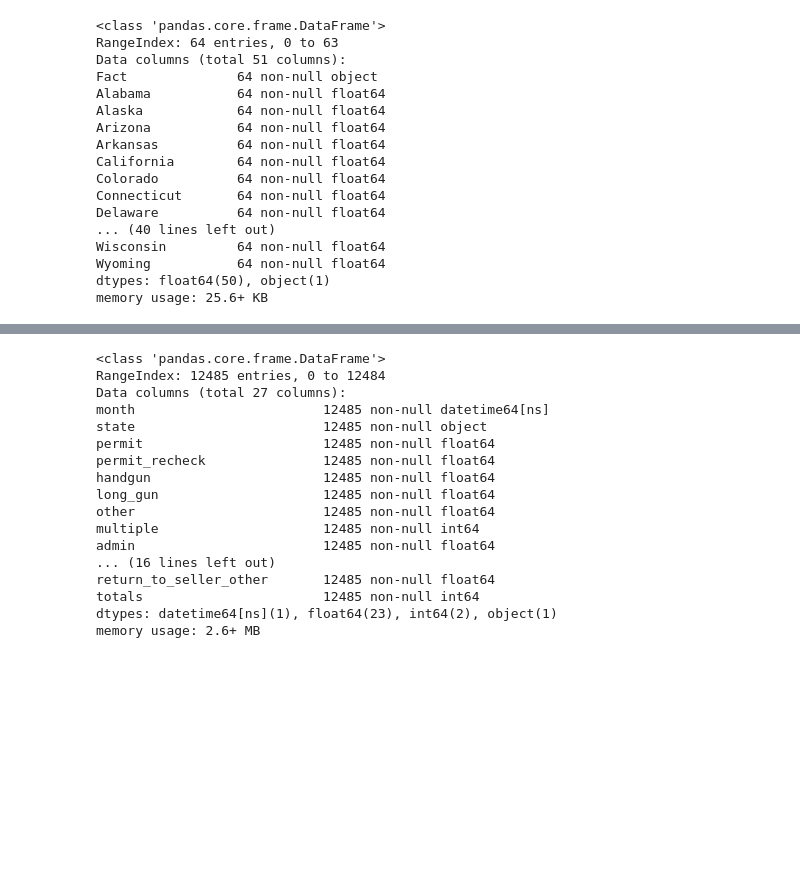
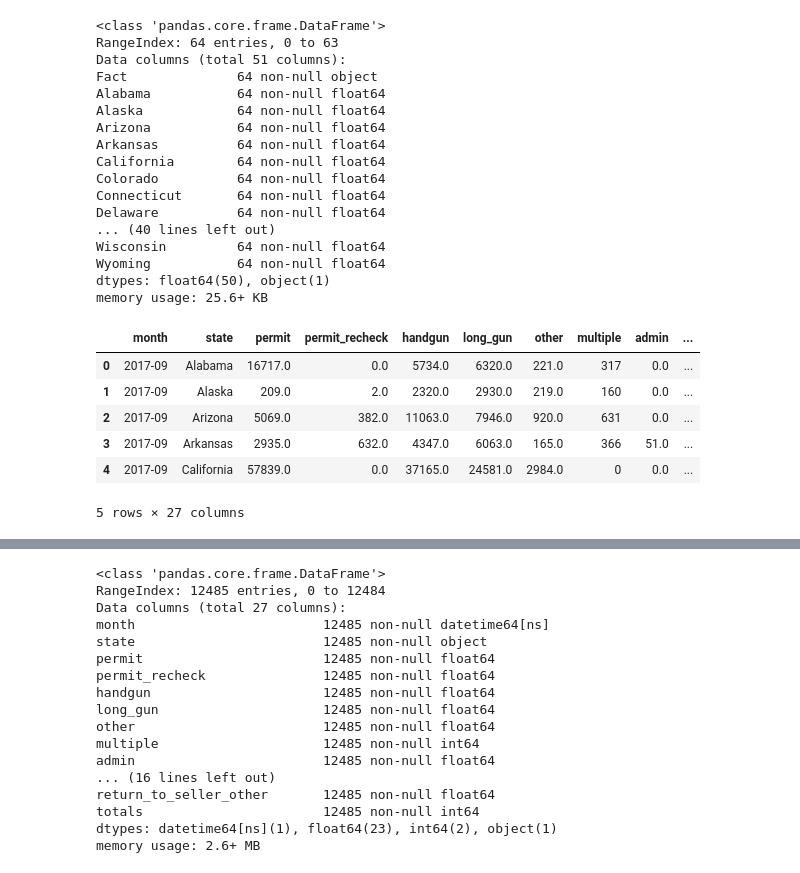
Before and after one commit to siuyik11/fbi_firearm_data_analysis, a Jupyter notebook: fbi_gun_data_analysis.ipynb, the cells around one changed output, grey strips where cells are left out. Saved outputs shown, nothing was run; the diff lists cells and outputs as text; code cells hidden in the pictures; blank space fills up the shorter version.

```diff
--- a/fbi_gun_data_analysis.ipynb
+++ b/fbi_gun_data_analysis.ipynb
@@ -67,3 +78,14 @@ Wisconsin         64 non-null float64
 Wyoming           64 non-null float64
 dtypes: float64(50), object(1)
 memory usage: 25.6+ KB
+# %%
+df2 = pd.read_csv('gun_data.csv') #read the original gun_data.csv
+df2.head()
+# %% [output]
+|  | month | state | permit | permit_recheck | handgun | long_gun | other | multiple | admin | ... |
+| 0 | 2017-09 | Alabama | 16717.0 | 0.0 | 5734.0 | 6320.0 | 221.0 | 317 | 0.0 | ... |
+| 1 | 2017-09 | Alaska | 209.0 | 2.0 | 2320.0 | 2930.0 | 219.0 | 160 | 0.0 | ... |
+| 2 | 2017-09 | Arizona | 5069.0 | 382.0 | 11063.0 | 7946.0 | 920.0 | 631 | 0.0 | ... |
+| 3 | 2017-09 | Arkansas | 2935.0 | 632.0 | 4347.0 | 6063.0 | 165.0 | 366 | 51.0 | ... |
+| 4 | 2017-09 | California | 57839.0 | 0.0 | 37165.0 | 24581.0 | 2984.0 | 0 | 0.0 | ... |
+5 rows × 27 columns
```
Also changed, not shown: parts of 8 cells of this notebook, 1 other file.
